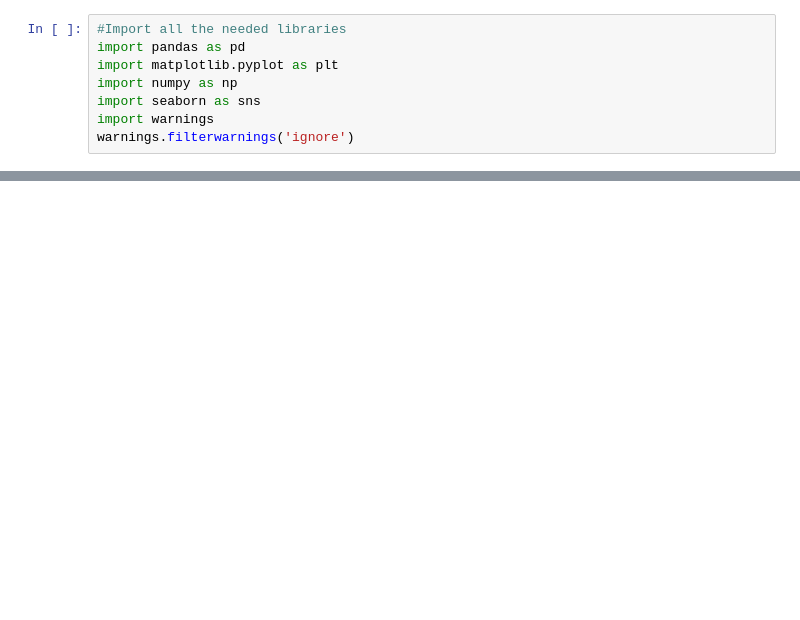
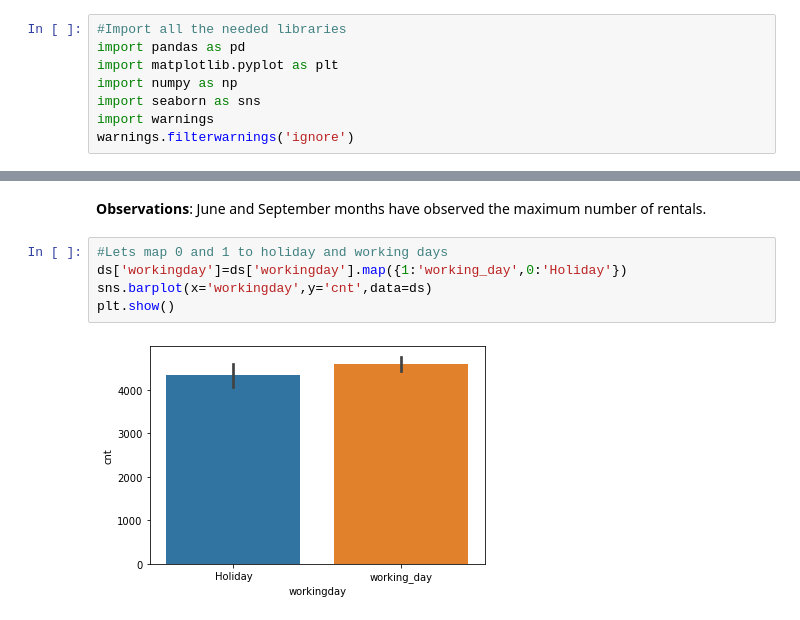
Before and after one commit to Sreedhar103/LinearRegression, a Jupyter notebook: LinearRegression_Sreedhar_Gunda.ipynb, the cells around one changed output, grey strips where cells are left out. Saved outputs shown, nothing was run; the diff lists cells and outputs as text; blank space fills up the shorter version.

```diff
--- a/LinearRegression_Sreedhar_Gunda.ipynb
+++ b/LinearRegression_Sreedhar_Gunda.ipynb
@@ -19,0 +112,10 @@ ds = pd.read_csv("loan.csv")
+# %% [markdown]
+**Observations**:
+June and September months have observed the maximum number of rentals.
+# %%
+#Lets map 0 and 1 to holiday and working days
+ds['workingday']=ds['workingday'].map({1:'working_day',0:'Holiday'})
+sns.barplot(x='workingday',y='cnt',data=ds)
+plt.show()
+# %% [output]
+[figure, added]
```
Also changed, not shown: parts of 122 cells of this notebook, 2 other files.
